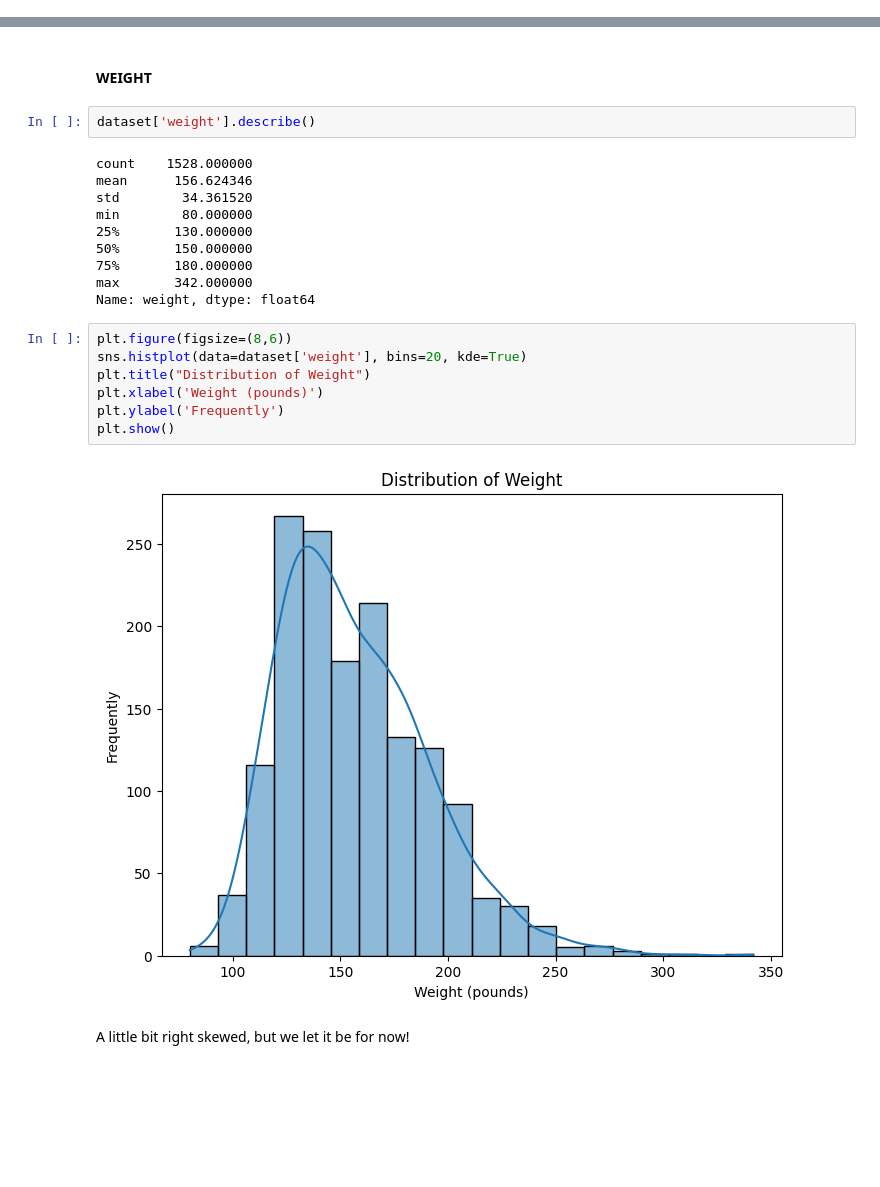
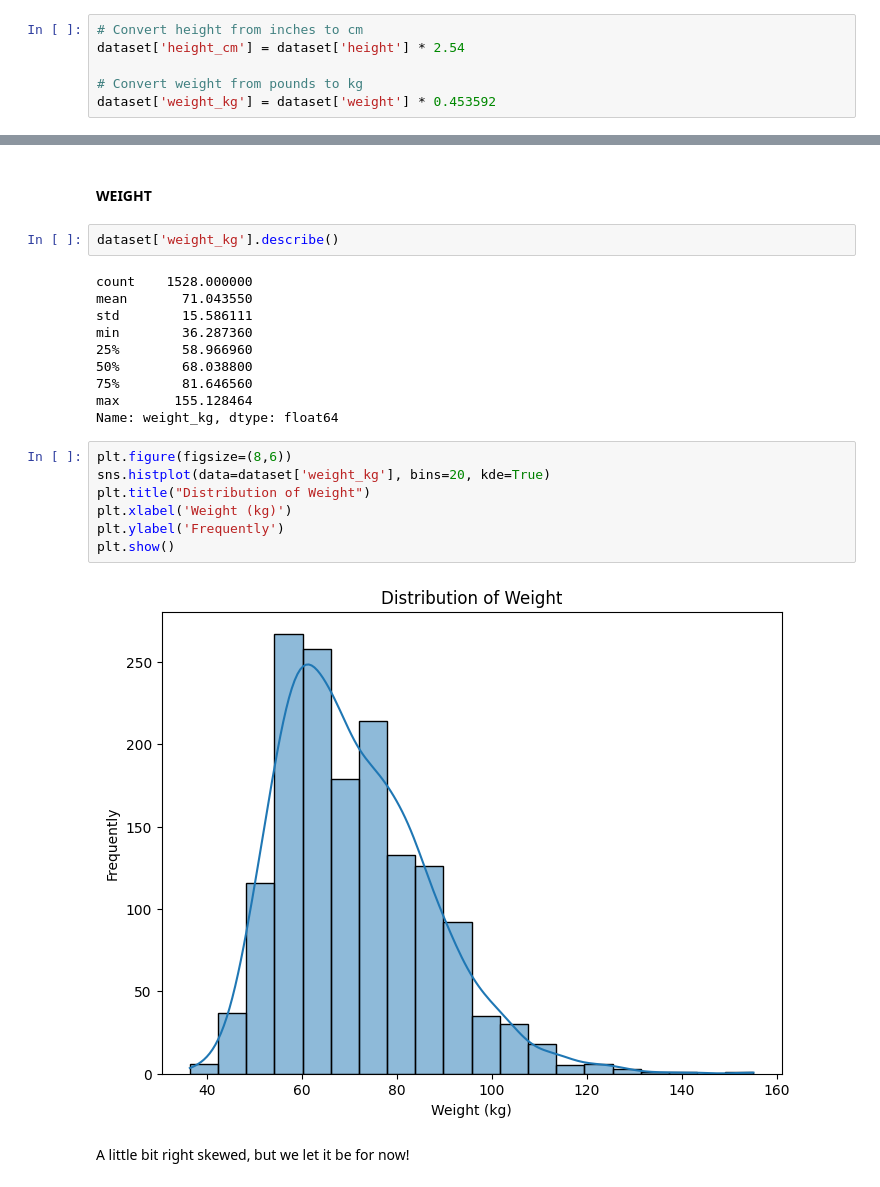
Before and after one commit to Darknight47/Data-Science-Project-01, a Jupyter notebook: linear_regression_with_interactioneffects.ipynb, the cells around one changed output, grey strips where cells are left out. Drawn from its saved outputs; the diff is of its cells as text; blank space fills up the shorter version.

```diff
--- a/linear_regression_with_interactioneffects.ipynb
+++ b/linear_regression_with_interactioneffects.ipynb
@@ -70,6 +70,12 @@ dataset.describe()
 dataset.shape
 # %% [output]
 (1816, 7)
+# %%
+# Convert height from inches to cm
+dataset['height_cm'] = dataset['height'] * 2.54
+
+# Convert weight from pounds to kg
+dataset['weight_kg'] = dataset['weight'] * 0.453592
 # %% [markdown]
 ### Descriptive Analysis
 #### Checking Missing Values
@@ -199,26 +209,26 @@ plt.show()
 # %% [markdown]
 #### WEIGHT
 # %%
-dataset['weight'].describe()
+dataset['weight_kg'].describe()
 # %% [output]
 count    1528.000000
-mean      156.624346
-std        34.361520
-min        80.000000
-25%       130.000000
-50%       150.000000
-75%       180.000000
-max       342.000000
-Name: weight, dtype: float64
+mean       71.043550
+std        15.586111
+min        36.287360
+25%        58.966960
+50%        68.038800
+75%        81.646560
+max       155.128464
+Name: weight_kg, dtype: float64
 # %%
 plt.figure(figsize=(8,6))
-sns.histplot(data=dataset['weight'], bins=20, kde=True)
+sns.histplot(data=dataset['weight_kg'], bins=20, kde=True)
 plt.title("Distribution of Weight")
-plt.xlabel('Weight (pounds)')
+plt.xlabel('Weight (kg)')
 plt.ylabel('Frequently')
 plt.show()
 # %% [output]
-[figure, old version]
+[figure, new version]
 # %% [markdown]
 A little bit right skewed, but we let it be for now!
 # %%
```
Also changed, not shown: parts of 11 cells of this notebook.
